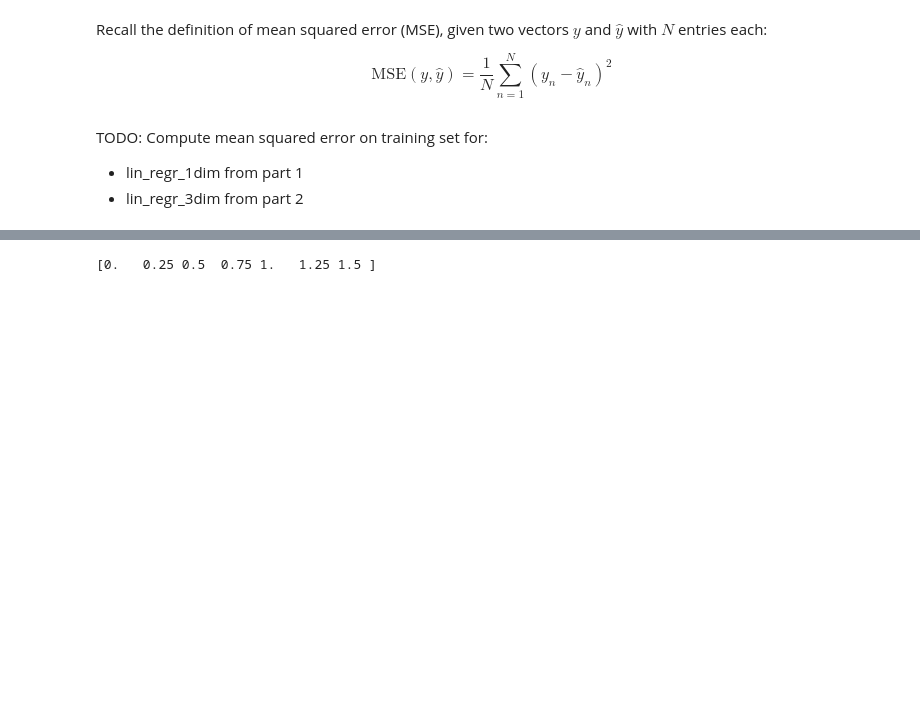
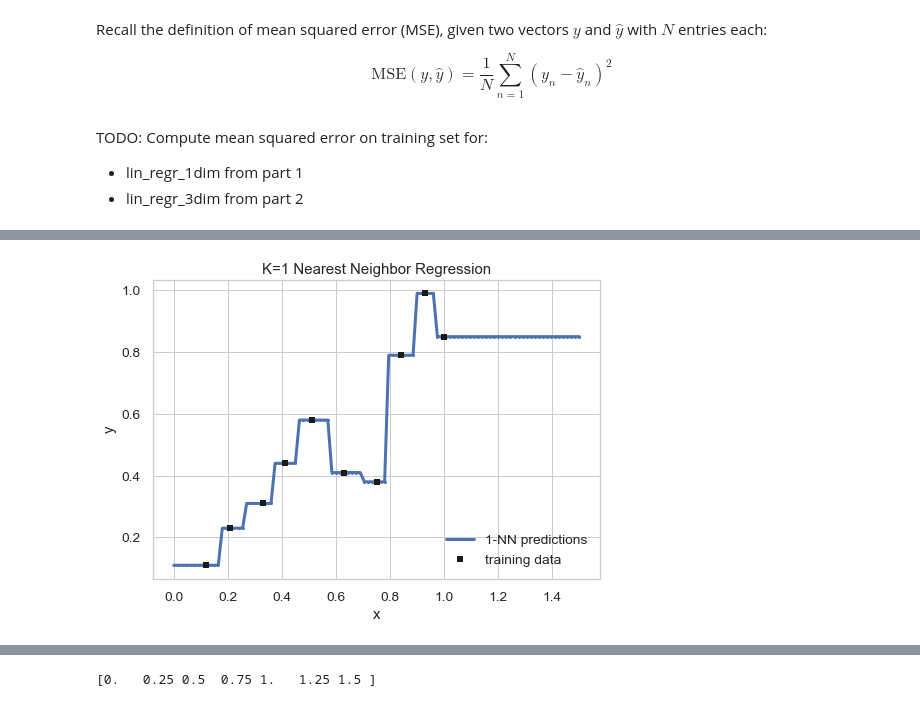
Before and after one commit to tufts-ml-courses/comp135-20f-assignments, a Jupyter notebook: labs/day02_RegressionDemo_Linear_vs_kNN.ipynb, the cells around one changed output, grey strips where cells are left out. Saved outputs shown, nothing was run; the diff lists cells and outputs as text; code cells hidden in the pictures; blank space fills up the shorter version.

```diff
--- a/labs/day02_RegressionDemo_Linear_vs_kNN.ipynb
+++ b/labs/day02_RegressionDemo_Linear_vs_kNN.ipynb
@@ -358,0 +379,17 @@ k1nn_regr = sklearn.neighbors.KNeighborsRegressor(
+# %%
+# Prepare to evaluate predictions at many possible x values
+# densely spaced grid between 0 and 1.5
+G = 101
+x_grid_G = np.linspace(0, 1.5, G)
+x_grid_G1 = np.reshape(x_grid_G, (G, 1))
+# %%
+# Make predictions on at each x value in the provided 'grid'
+toy_yhat_k1nn_G1 = k1nn_regr.predict(x_grid_G1)
+# %%
+plt.plot(x_grid_G, toy_yhat_k1nn_G1, 'b.-', linewidth=3, label='1-NN predictions');
+plt.plot(toy_x_N1, toy_y_N1, 'ks', label='training data')
+plt.xlabel('x'); plt.ylabel('y');
+plt.legend(loc='lower right');
+plt.title('K=1 Nearest Neighbor Regression');
+# %% [output]
+[figure, added]
```
Also changed, not shown: parts of 21 cells of this notebook, 1 other file.
